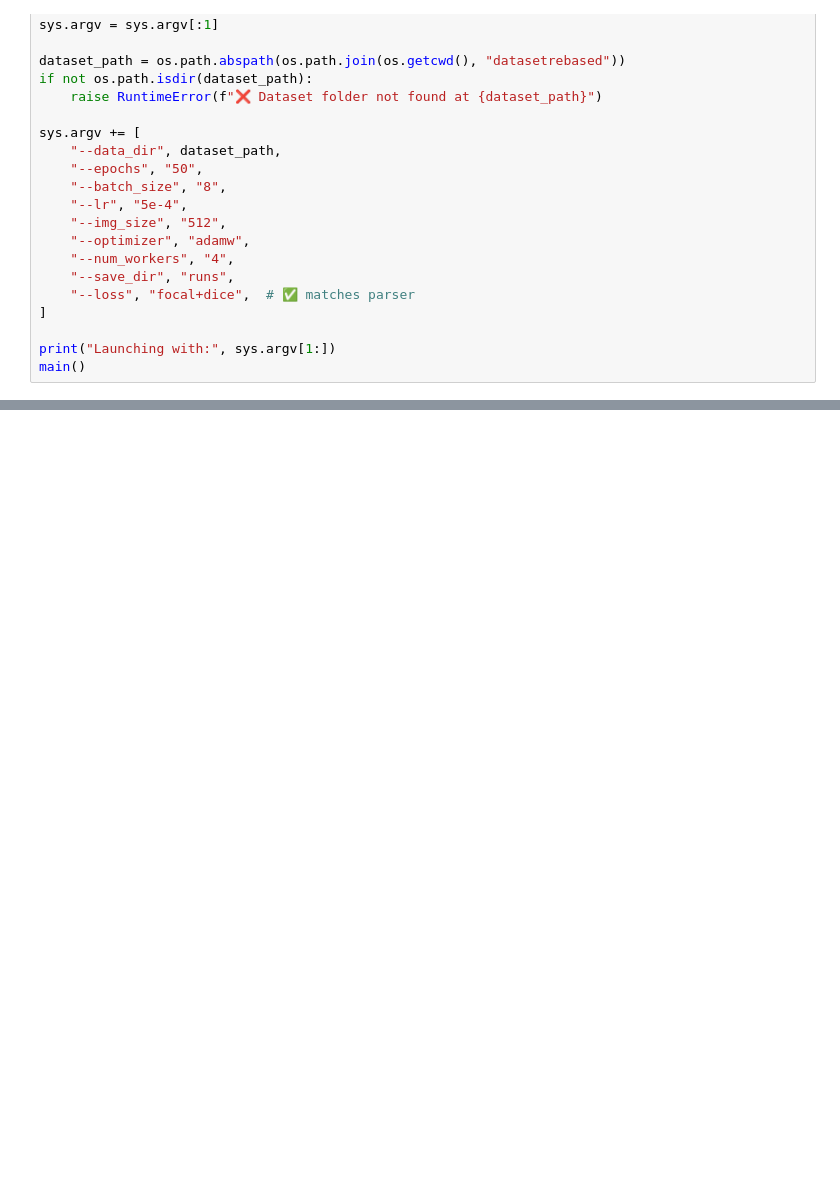
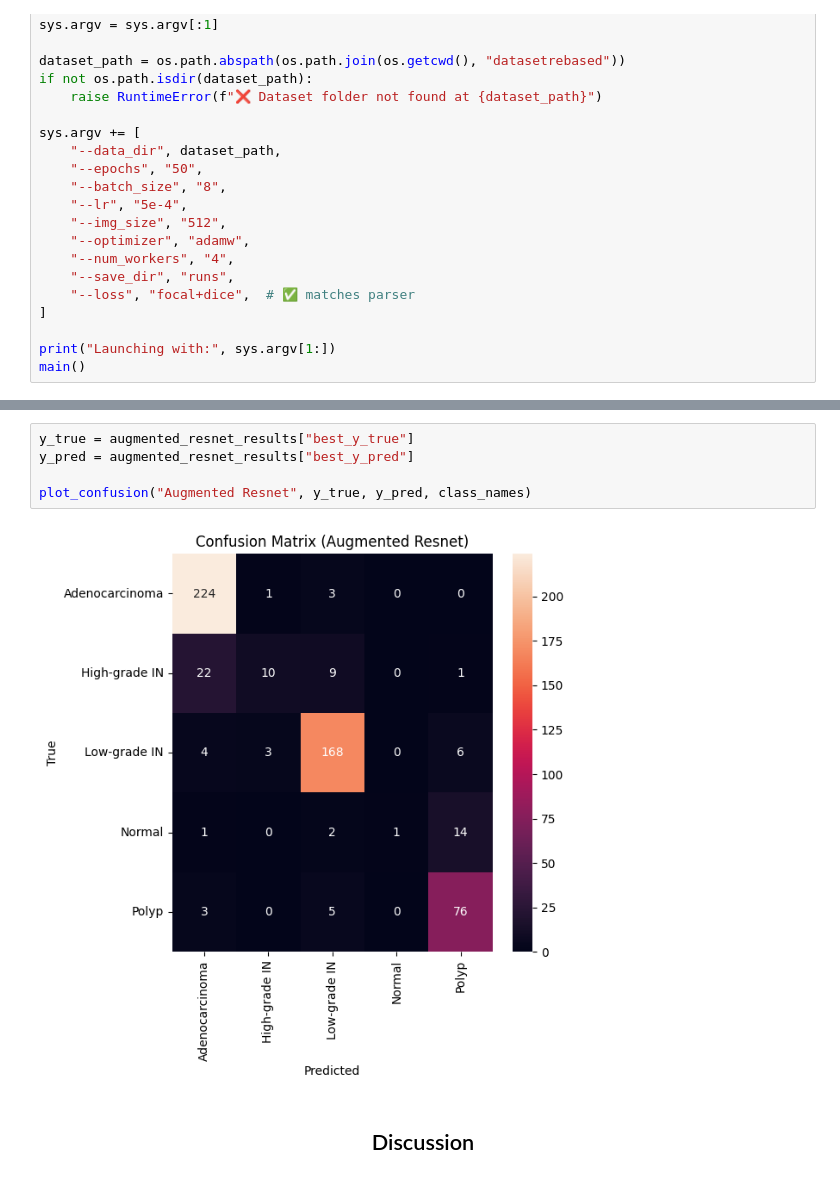
Before and after one commit to georgelele1/Comp9444Proj1, a Jupyter notebook: Comp9444Final.ipynb, the cells around one changed output, grey strips where cells are left out. Saved outputs shown, nothing was run; the diff lists cells and outputs as text; blank space fills up the shorter version.

```diff
--- a/Comp9444Final.ipynb
+++ b/Comp9444Final.ipynb
@@ -667,0 +702,9 @@ main()
+# %%
+y_true = augmented_resnet_results["best_y_true"]
+y_pred = augmented_resnet_results["best_y_pred"]
+
+plot_confusion("Augmented Resnet", y_true, y_pred, class_names)
+# %% [output]
+[figure, added]
+# %% [markdown]
+<h2 style="text-align: center;">Discussion</h2>
```
Also changed, not shown: parts of 38 cells of this notebook.
